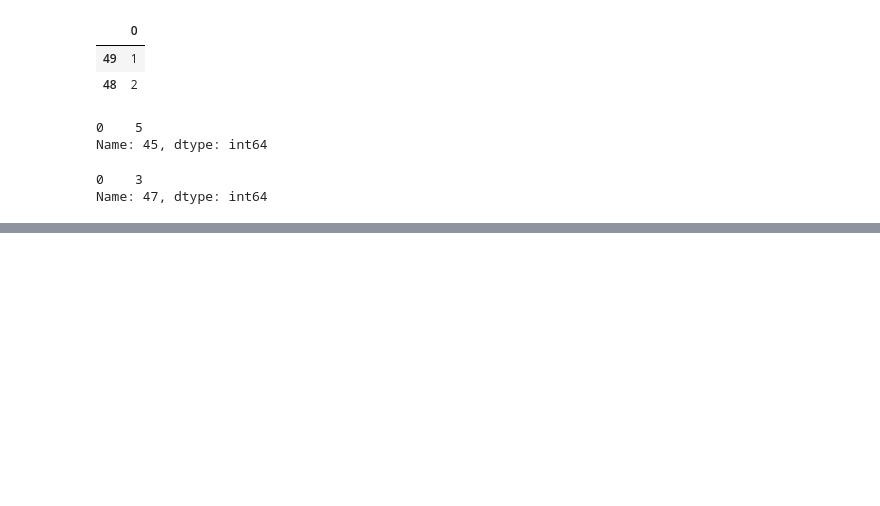
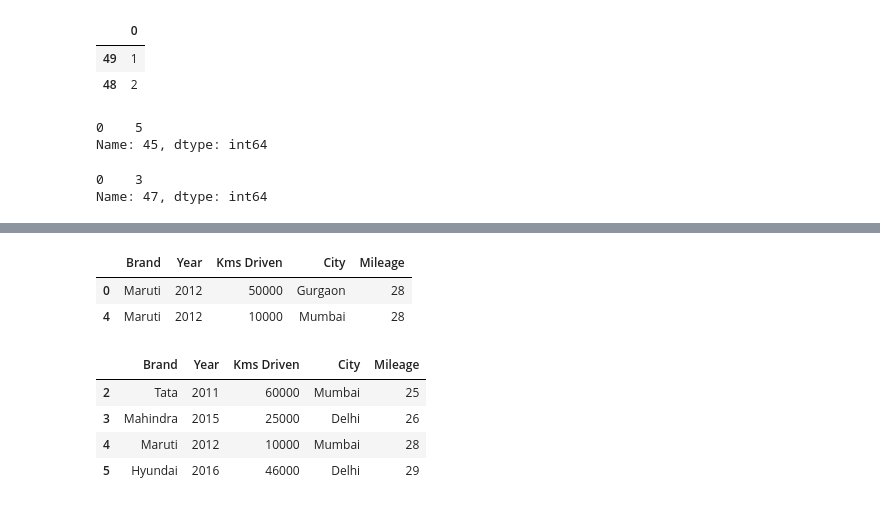
Before and after one commit to rahul8879/as_ds_course, a Jupyter notebook: pandas/3_Key operations on Dataframes/key_operations_on_dataframes.ipynb, the cells around one changed output, grey strips where cells are left out. Drawn from its saved outputs; the diff is of its cells as text; code cells hidden in the pictures; blank space fills up the shorter version.

```diff
--- a/pandas/3_Key operations on Dataframes/key_operations_on_dataframes.ipynb
+++ b/pandas/3_Key operations on Dataframes/key_operations_on_dataframes.ipynb
@@ -310,0 +364,16 @@ Name: 47, dtype: int64
+# %%
+# selecting cars with brand 'Maruti' and Mileage > 25
+display(data.loc[(data.Brand == 'Maruti') & (data.Mileage > 25)])
+# %% [output]
+|  | Brand | Year | Kms Driven | City | Mileage |
+| 0 | Maruti | 2012 | 50000 | Gurgaon | 28 |
+| 4 | Maruti | 2012 | 10000 | Mumbai | 28 |
+# %%
+# selecting range of rows from 2 to 5
+display(data.loc[2: 5])
+# %% [output]
+|  | Brand | Year | Kms Driven | City | Mileage |
+| 2 | Tata | 2011 | 60000 | Mumbai | 25 |
+| 3 | Mahindra | 2015 | 25000 | Delhi | 26 |
+| 4 | Maruti | 2012 | 10000 | Mumbai | 28 |
+| 5 | Hyundai | 2016 | 46000 | Delhi | 29 |
```
Also changed, not shown: parts of 13 cells of this notebook, 10 other files.
